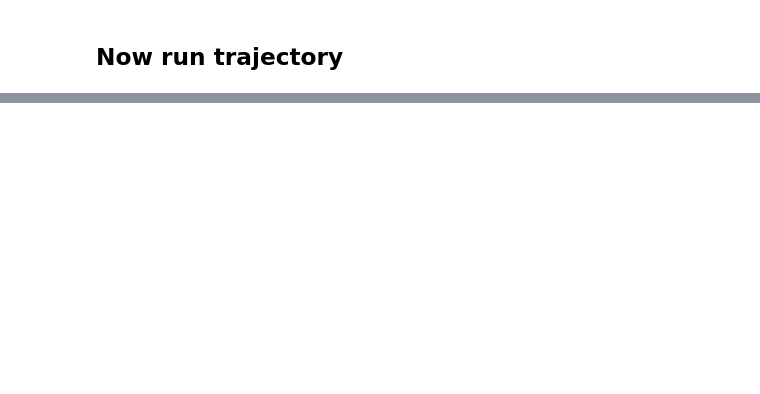
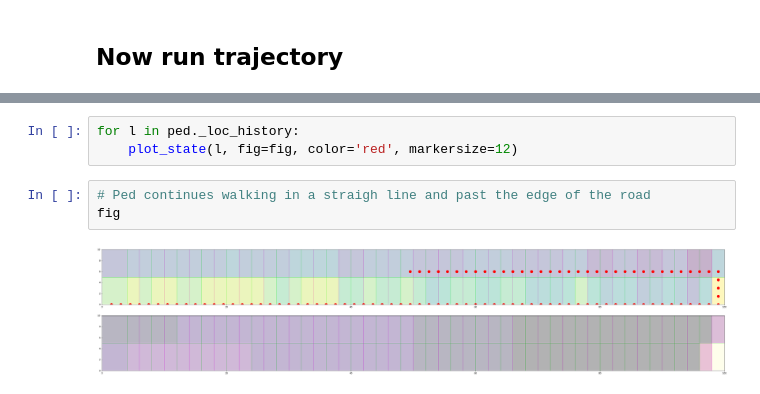
Before and after one commit to obisargoni/CrossingDynaAgent, a Jupyter notebook: plot_crossing_model.ipynb, the cells around one changed output, grey strips where cells are left out. Drawn from its saved outputs; the diff is of its cells as text; blank space fills up the shorter version.

```diff
--- a/plot_crossing_model.ipynb
+++ b/plot_crossing_model.ipynb
@@ -290,0 +305,8 @@ plot_ped_feature_values(ped, figsize, nbins = 10, cmaps = ['viridis', 'magma'],
+# %%
+for l in ped._loc_history:
+    plot_state(l, fig=fig, color='red', markersize=12)
+# %%
+# Ped continues walking in a straigh line and past the edge of the road
+fig
+# %% [output]
+[figure, added]
```
Also changed, not shown: parts of 13 cells of this notebook.
